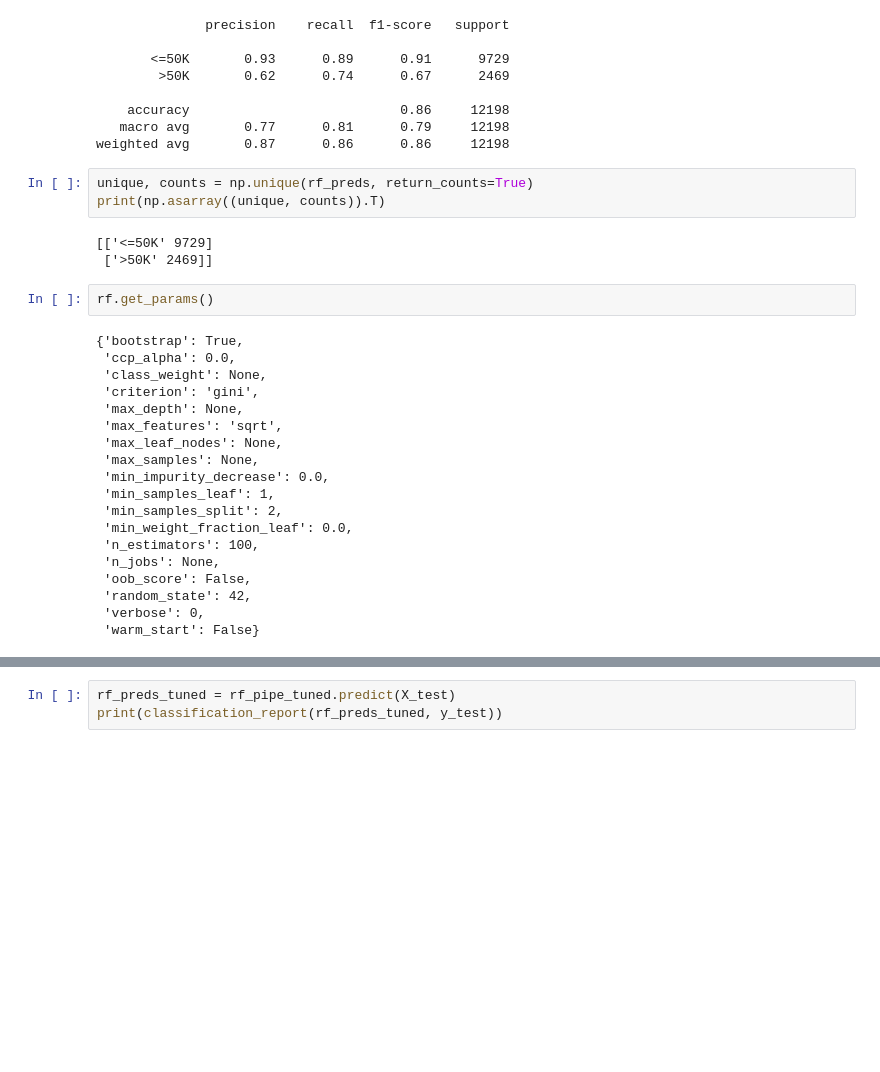
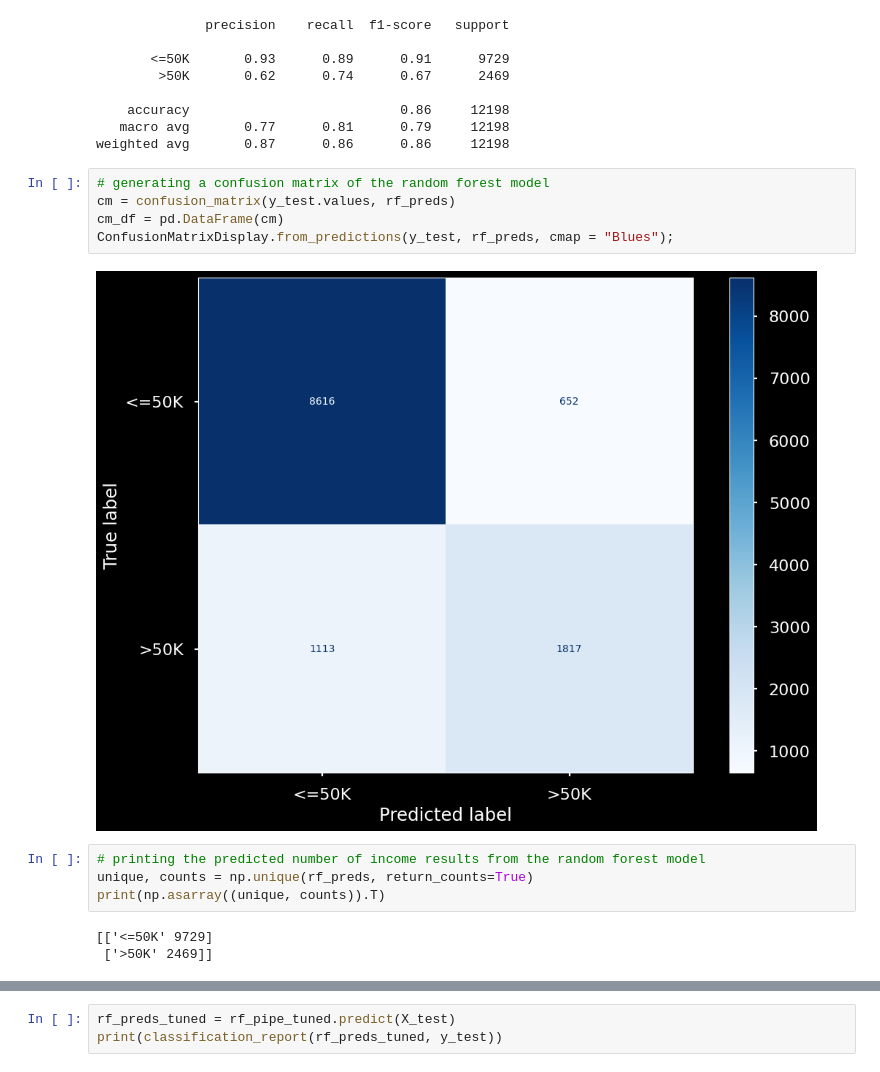
Before and after one commit to JamisonHunter/Adult-Income-Prediction, a Jupyter notebook: adult_income_prediction_j_hunter.ipynb, the cells around one changed output, grey strips where cells are left out. Cells and saved outputs as stored; diff of their text form; blank space fills up the shorter version.

```diff
--- a/adult_income_prediction_j_hunter.ipynb
+++ b/adult_income_prediction_j_hunter.ipynb
@@ -620,30 +644,17 @@ print(classification_report(rf_preds, y_test))
     accuracy                           0.86     12198
    macro avg       0.77      0.81      0.79     12198
 weighted avg       0.87      0.86      0.86     12198
+# %%
+# generating a confusion matrix of the random forest model
+cm = confusion_matrix(y_test.values, rf_preds)
+cm_df = pd.DataFrame(cm)
+ConfusionMatrixDisplay.from_predictions(y_test, rf_preds, cmap = "Blues");
+# %% [output]
+[figure, added]
 # %%
+# printing the predicted number of income results from the random forest model
 unique, counts = np.unique(rf_preds, return_counts=True)
 print(np.asarray((unique, counts)).T)
 # %% [output]
 [['<=50K' 9729]
  ['>50K' 2469]]
-# %%
-rf.get_params()
-# %% [output]
-{'bootstrap': True,
- 'ccp_alpha': 0.0,
- 'class_weight': None,
- 'criterion': 'gini',
- 'max_depth': None,
- 'max_features': 'sqrt',
- 'max_leaf_nodes': None,
- 'max_samples': None,
- 'min_impurity_decrease': 0.0,
- 'min_samples_leaf': 1,
- 'min_samples_split': 2,
- 'min_weight_fraction_leaf': 0.0,
- 'n_estimators': 100,
- 'n_jobs': None,
- 'oob_score': False,
- 'random_state': 42,
- 'verbose': 0,
- 'warm_start': False}
```
Also changed, not shown: parts of 27 cells of this notebook.
